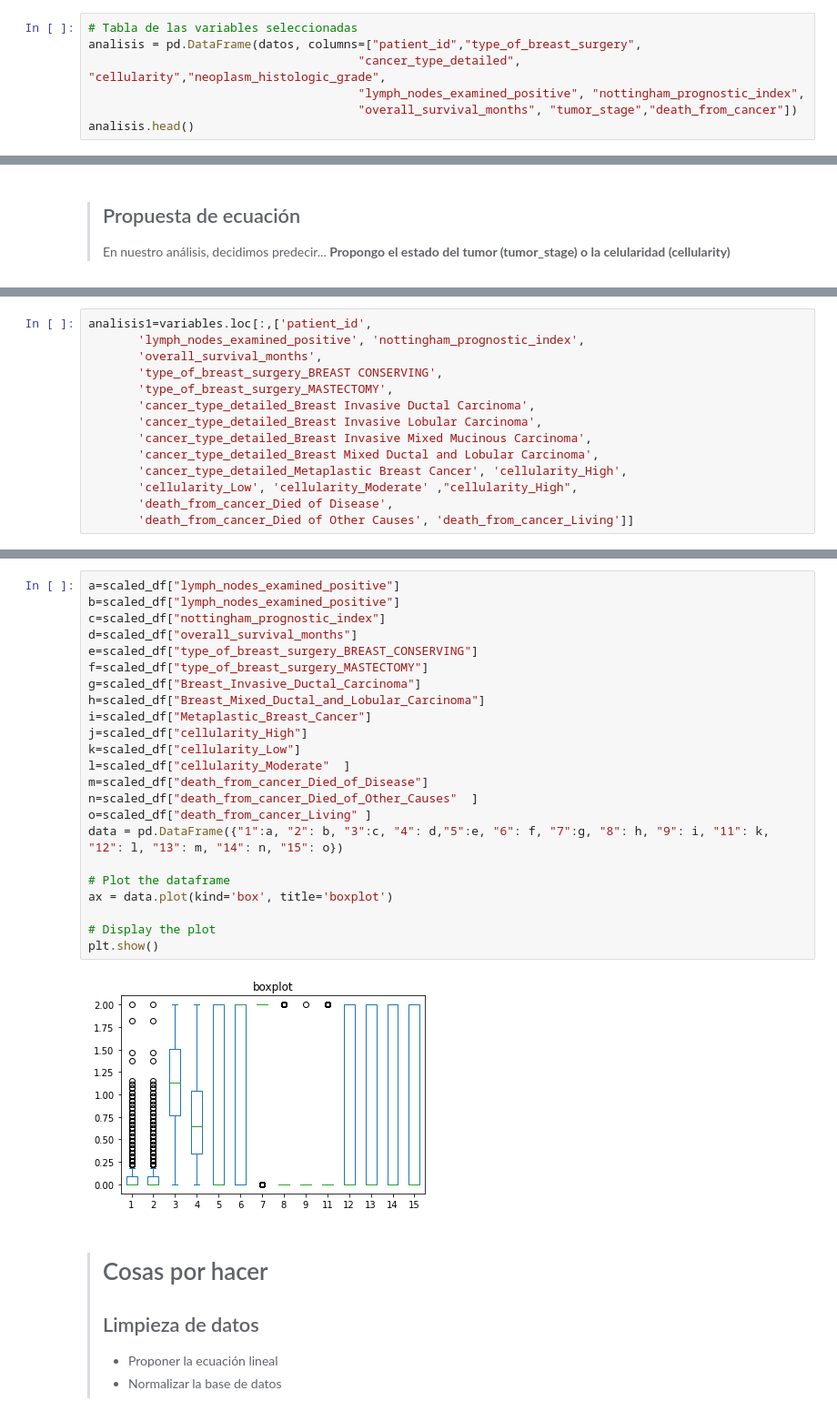
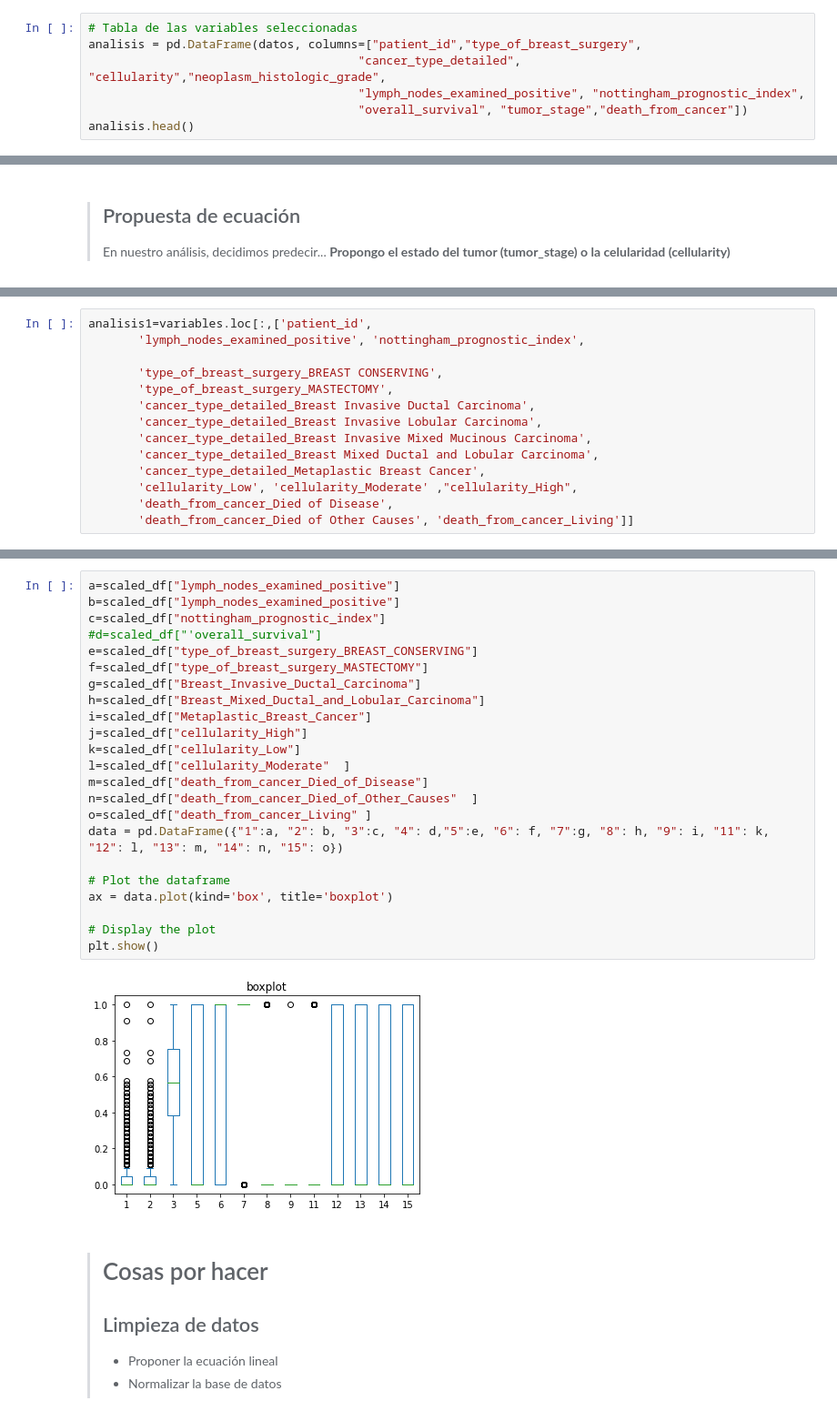
Before and after one commit to SebasM2000/DataBase_Sttcs, a Jupyter notebook: comp.ipynb, the cells around one changed output, grey strips where cells are left out. Shown at 91% size. Cells and saved outputs as stored; diff of their text form.

```diff
--- a/comp.ipynb
+++ b/comp.ipynb
@@ -68,7 +75,7 @@ Donar para apoyar recursos gratuitos y programación para las personas afectadas
 analisis = pd.DataFrame(datos, columns=["patient_id","type_of_breast_surgery",
                                       "cancer_type_detailed", "cellularity","neoplasm_histologic_grade",
                                       "lymph_nodes_examined_positive", "nottingham_prognostic_index",
-                                      "overall_survival_months", "tumor_stage","death_from_cancer"])
+                                      "overall_survival", "tumor_stage","death_from_cancer"])
 analisis.head()
 # %% [output]
 |  | patient_id | type_of_breast_surgery | cancer_type_detailed | cellularity | neoplasm_histologic_grade | ... |
@@ -236,14 +243,14 @@ Index(['patient_id', 'neoplasm_histologic_grade',
 # %%
 analisis1=variables.loc[:,['patient_id',
        'lymph_nodes_examined_positive', 'nottingham_prognostic_index',
-       'overall_survival_months',
+
        'type_of_breast_surgery_BREAST CONSERVING',
        'type_of_breast_surgery_MASTECTOMY',
        'cancer_type_detailed_Breast Invasive Ductal Carcinoma',
        'cancer_type_detailed_Breast Invasive Lobular Carcinoma',
        'cancer_type_detailed_Breast Invasive Mixed Mucinous Carcinoma',
        'cancer_type_detailed_Breast Mixed Ductal and Lobular Carcinoma',
-       'cancer_type_detailed_Metaplastic Breast Cancer', 'cellularity_High',
+       'cancer_type_detailed_Metaplastic Breast Cancer',
        'cellularity_Low', 'cellularity_Moderate' ,"cellularity_High",
        'death_from_cancer_Died of Disease',
        'death_from_cancer_Died of Other Causes', 'death_from_cancer_Living']]
@@ -336,28 +341,28 @@ scaled_df.head()
 # %%
 a=scaled_df["lymph_nodes_examined_positive"]
 b=scaled_df["lymph_nodes_examined_positive"]
 c=scaled_df["nottingham_prognostic_index"]
-d=scaled_df["overall_survival_months"]
+#d=scaled_df["'overall_survival"]
 e=scaled_df["type_of_breast_surgery_BREAST_CONSERVING"]
 f=scaled_df["type_of_breast_surgery_MASTECTOMY"]
 g=scaled_df["Breast_Invasive_Ductal_Carcinoma"]
 h=scaled_df["Breast_Mixed_Ductal_and_Lobular_Carcinoma"]
 i=scaled_df["Metaplastic_Breast_Cancer"]
 j=scaled_df["cellularity_High"]
 k=scaled_df["cellularity_Low"]
 l=scaled_df["cellularity_Moderate"  ]
 m=scaled_df["death_from_cancer_Died_of_Disease"]
 n=scaled_df["death_from_cancer_Died_of_Other_Causes"  ]
 o=scaled_df["death_from_cancer_Living" ]
 data = pd.DataFrame({"1":a, "2": b, "3":c, "4": d,"5":e, "6": f, "7":g, "8": h, "9": i, "11": k, "12": l, "13": m, "14": n, "15": o})
 
 # Plot the dataframe
 ax = data.plot(kind='box', title='boxplot')
 
 # Display the plot
 plt.show()
 # %% [output]
-[figure, old version]
+[figure, new version]
 # %% [markdown]
 > <h1> Cosas por hacer </h1>
 >
```
Also changed, not shown: parts of 9 cells of this notebook.
